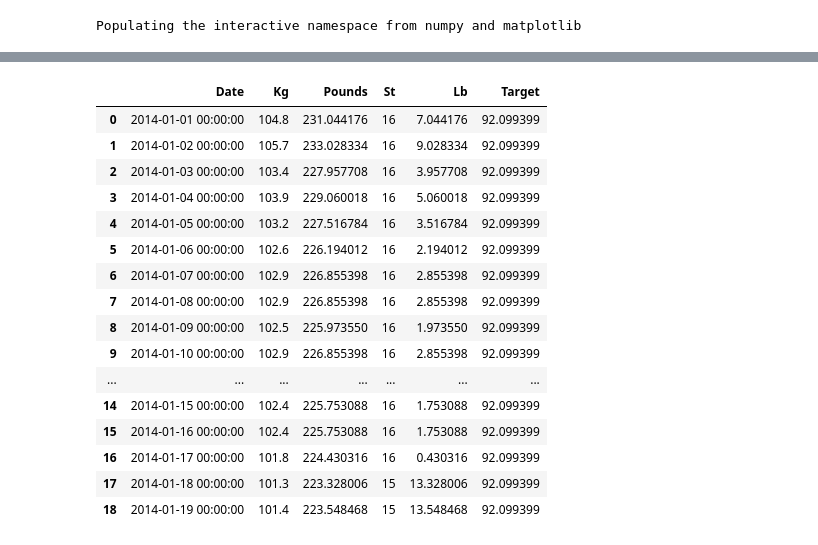
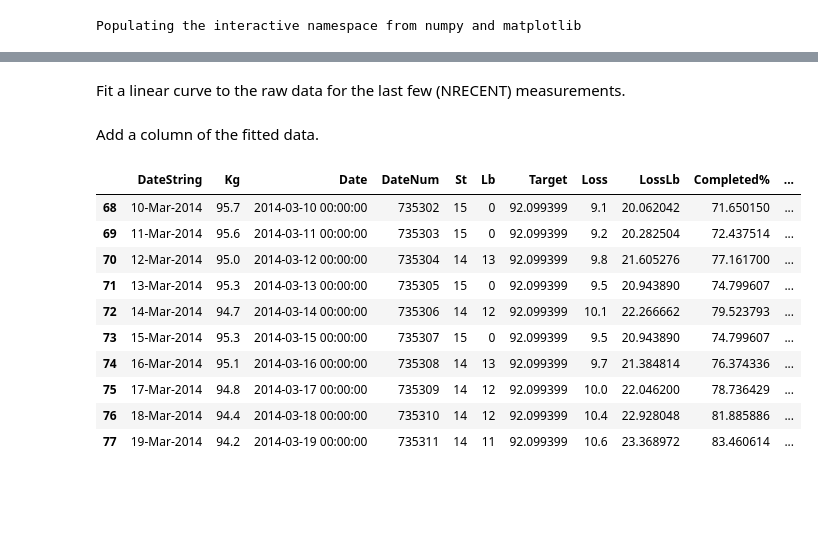
Before and after one commit to stephenbennyhat/me, a Jupyter notebook: Weight.ipynb, the cells around one changed output, grey strips where cells are left out. Saved outputs shown, nothing was run; the diff lists cells and outputs as text; code cells hidden in the pictures; blank space fills up the shorter version.

```diff
--- a/Weight.ipynb
+++ b/Weight.ipynb
@@ -43,0 +114,9 @@ df['Target'] = 104.8 - (2 * 14 / KG_TO_LB) # two stone less than starting weight
+# %%
+df['Date'] = pd.to_datetime(df['DateString'])
+df['DateNum'] = md.date2num(df['Date'])
+df['St'] = df['Kg'].apply(lambda x: st_lb(x)[0])
+df['Lb'] = df['Kg'].apply(lambda x: st_lb(x)[1])
+df['Target'] = target
+df['Loss'] = initial - df['Kg']
+df['LossLb'] = df['Loss']*KG_TO_LB
+df['Completed%'] = 100 * df['Loss'] / delta
@@ -44,20 +125,49 @@ df['Target'] = 104.8 - (2 * 14 / KG_TO_LB) # two stone less than starting weight
+# %%
+df['Filtered'] = pd.rolling_mean(df['Kg'], 7)
+#df['Filtered'] = pd.ewma(df['Kg'], span=10)
+# %% [markdown]
+Fit a linear curve to the raw data for the last few (NRECENT) measurements.
+# %%
+from scipy.optimize import curve_fit
+
+NRECENT=21
+
+recent = df[-NRECENT:]
+xs = md.date2num(recent['Date'])
+ys = recent['Kg']
+
+def linear(x, a, b):
+    return a*x + b
+
+fitparams, fitcovariances = curve_fit(linear, xs, ys)
+
+#TODO: constrain to go through last measurement?
+def fit(x):
+    return linear(x, fitparams[0], fitparams[1])
+
+# weight = date * p[0] + p[1]
+# => date = (weight - p[1]) / p[0]
+def fitdate(x):
+    return (x - fitparams[1]) / fitparams[0]
+
+# where do we hit the target?
+target_date=num2date(fitdate(target))
+# %% [markdown]
+Add a column of the fitted data.
+# %%
+df['Fit'] = fit(df['DateNum'][-NRECENT:])
+recent = df[-NRECENT:]
 # %%
-df
+df.tail(10)
 # %% [output]
-|  | Date | Kg | Pounds | St | Lb | Target |
-| 0 | 2014-01-01 00:00:00 | 104.8 | 231.044176 | 16 | 7.044176 | 92.099399 |
-| 1 | 2014-01-02 00:00:00 | 105.7 | 233.028334 | 16 | 9.028334 | 92.099399 |
-| 2 | 2014-01-03 00:00:00 | 103.4 | 227.957708 | 16 | 3.957708 | 92.099399 |
-| 3 | 2014-01-04 00:00:00 | 103.9 | 229.060018 | 16 | 5.060018 | 92.099399 |
-| 4 | 2014-01-05 00:00:00 | 103.2 | 227.516784 | 16 | 3.516784 | 92.099399 |
-| 5 | 2014-01-06 00:00:00 | 102.6 | 226.194012 | 16 | 2.194012 | 92.099399 |
-| 6 | 2014-01-07 00:00:00 | 102.9 | 226.855398 | 16 | 2.855398 | 92.099399 |
-| 7 | 2014-01-08 00:00:00 | 102.9 | 226.855398 | 16 | 2.855398 | 92.099399 |
-| 8 | 2014-01-09 00:00:00 | 102.5 | 225.973550 | 16 | 1.973550 | 92.099399 |
-| 9 | 2014-01-10 00:00:00 | 102.9 | 226.855398 | 16 | 2.855398 | 92.099399 |
-| ... | ... | ... | ... | ... | ... | ... |
-| 14 | 2014-01-15 00:00:00 | 102.4 | 225.753088 | 16 | 1.753088 | 92.099399 |
-| 15 | 2014-01-16 00:00:00 | 102.4 | 225.753088 | 16 | 1.753088 | 92.099399 |
-| 16 | 2014-01-17 00:00:00 | 101.8 | 224.430316 | 16 | 0.430316 | 92.099399 |
-| 17 | 2014-01-18 00:00:00 | 101.3 | 223.328006 | 15 | 13.328006 | 92.099399 |
-| 18 | 2014-01-19 00:00:00 | 101.4 | 223.548468 | 15 | 13.548468 | 92.099399 |
+|  | DateString | Kg | Date | DateNum | St | Lb | Target | Loss | LossLb | Completed% | ... |
+| 68 | 10-Mar-2014 | 95.7 | 2014-03-10 00:00:00 | 735302 | 15 | 0 | 92.099399 | 9.1 | 20.062042 | 71.650150 | ... |
+| 69 | 11-Mar-2014 | 95.6 | 2014-03-11 00:00:00 | 735303 | 15 | 0 | 92.099399 | 9.2 | 20.282504 | 72.437514 | ... |
+| 70 | 12-Mar-2014 | 95.0 | 2014-03-12 00:00:00 | 735304 | 14 | 13 | 92.099399 | 9.8 | 21.605276 | 77.161700 | ... |
+| 71 | 13-Mar-2014 | 95.3 | 2014-03-13 00:00:00 | 735305 | 15 | 0 | 92.099399 | 9.5 | 20.943890 | 74.799607 | ... |
+| 72 | 14-Mar-2014 | 94.7 | 2014-03-14 00:00:00 | 735306 | 14 | 12 | 92.099399 | 10.1 | 22.266662 | 79.523793 | ... |
+| 73 | 15-Mar-2014 | 95.3 | 2014-03-15 00:00:00 | 735307 | 15 | 0 | 92.099399 | 9.5 | 20.943890 | 74.799607 | ... |
+| 74 | 16-Mar-2014 | 95.1 | 2014-03-16 00:00:00 | 735308 | 14 | 13 | 92.099399 | 9.7 | 21.384814 | 76.374336 | ... |
+| 75 | 17-Mar-2014 | 94.8 | 2014-03-17 00:00:00 | 735309 | 14 | 12 | 92.099399 | 10.0 | 22.046200 | 78.736429 | ... |
+| 76 | 18-Mar-2014 | 94.4 | 2014-03-18 00:00:00 | 735310 | 14 | 12 | 92.099399 | 10.4 | 22.928048 | 81.885886 | ... |
+| 77 | 19-Mar-2014 | 94.2 | 2014-03-19 00:00:00 | 735311 | 14 | 11 | 92.099399 | 10.6 | 23.368972 | 83.460614 | ... |
```
Also changed, not shown: parts of 25 cells of this notebook.
